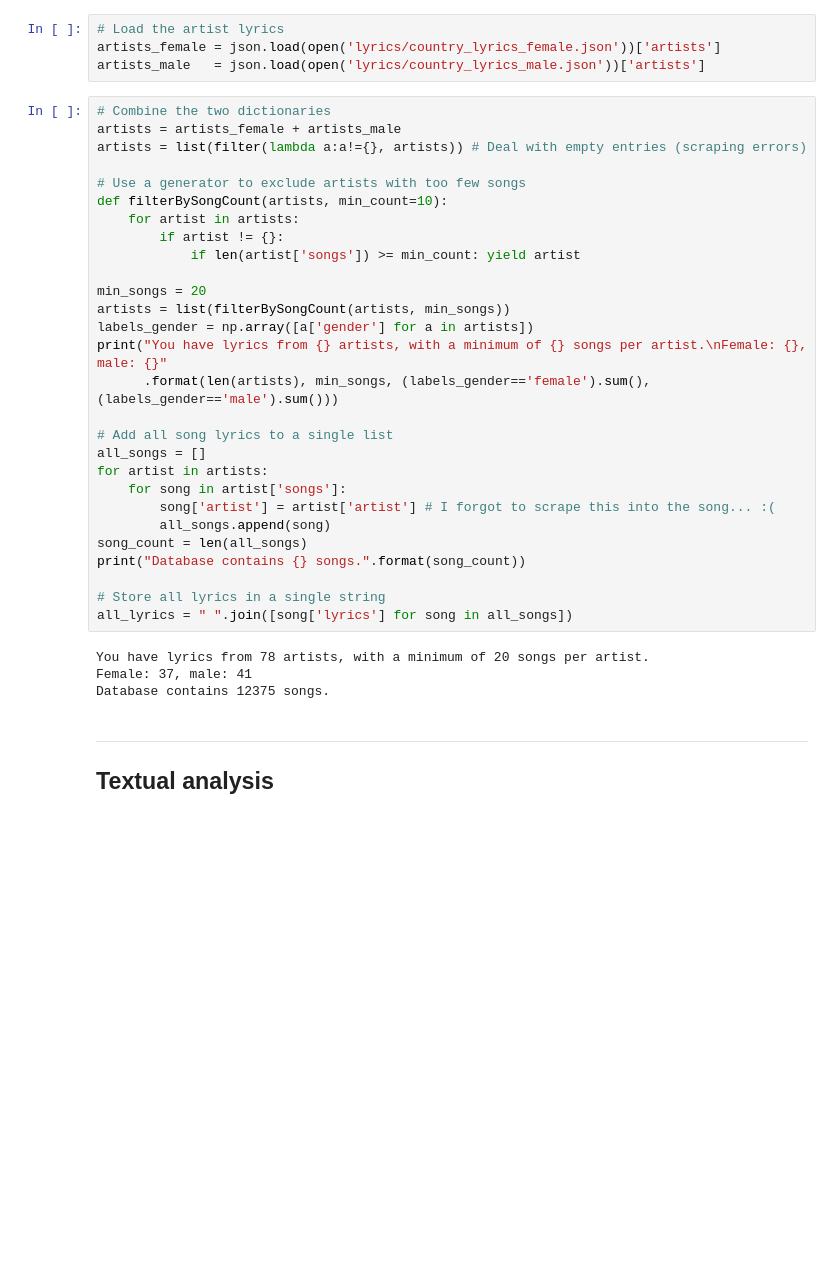
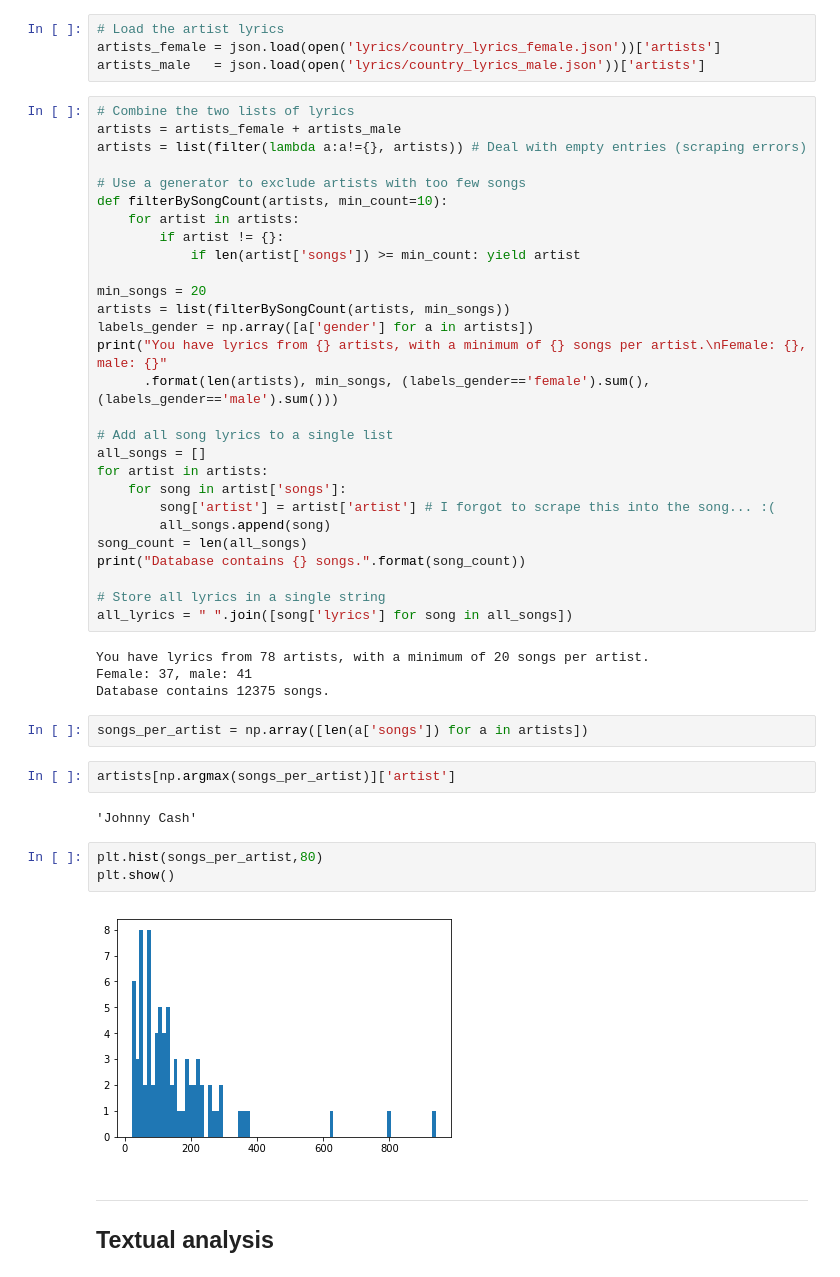
Before and after one commit to johnwmillr/trucks-and-beer, a Jupyter notebook: countryArtists.ipynb, the cells around one changed output. Saved outputs shown, nothing was run; the diff lists cells and outputs as text; blank space fills up the shorter version.

```diff
--- a/countryArtists.ipynb
+++ b/countryArtists.ipynb
@@ -18,7 +18,7 @@
 artists_female = json.load(open('lyrics/country_lyrics_female.json'))['artists']
 artists_male   = json.load(open('lyrics/country_lyrics_male.json'))['artists']
 # %%
-# Combine the two dictionaries
+# Combine the two lists of lyrics
 artists = artists_female + artists_male
 artists = list(filter(lambda a:a!={}, artists)) # Deal with empty entries (scraping errors)
 
@@ -49,6 +49,17 @@ all_lyrics = " ".join([song['lyrics'] for song in all_songs])
 You have lyrics from 78 artists, with a minimum of 20 songs per artist.
 Female: 37, male: 41
 Database contains 12375 songs.
+# %%
+songs_per_artist = np.array([len(a['songs']) for a in artists])
+# %%
+artists[np.argmax(songs_per_artist)]['artist']
+# %% [output]
+'Johnny Cash'
+# %%
+plt.hist(songs_per_artist,80)
+plt.show()
+# %% [output]
+[figure, added]
 # %% [markdown]
 ---
 ## Textual analysis
```
Also changed, not shown: 1 other file.
